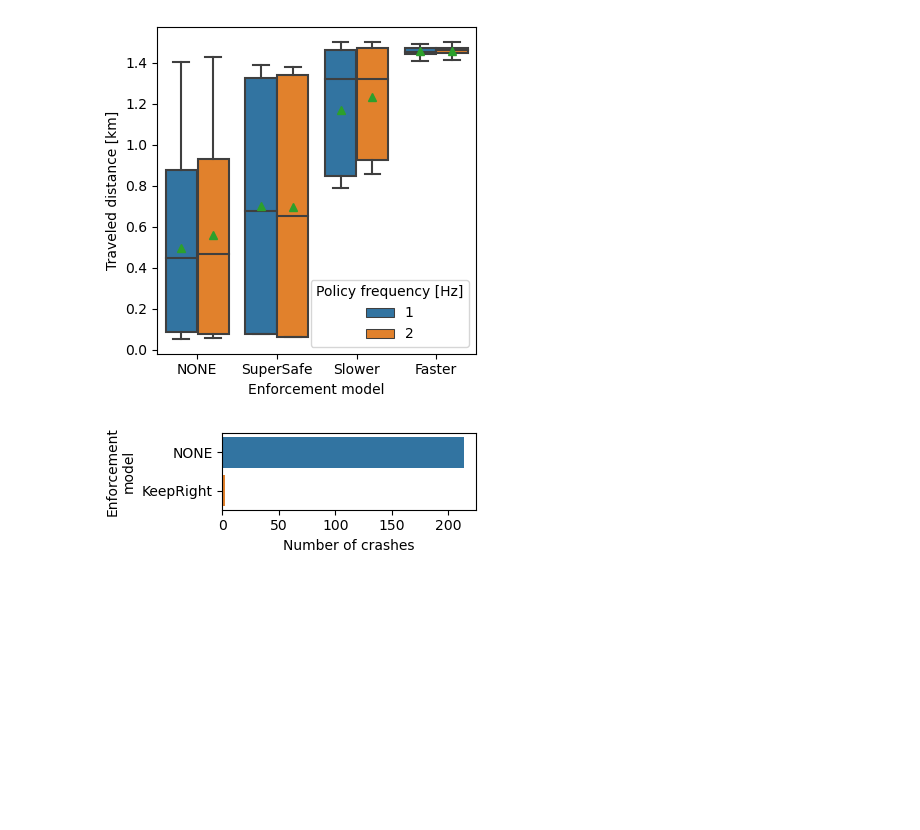
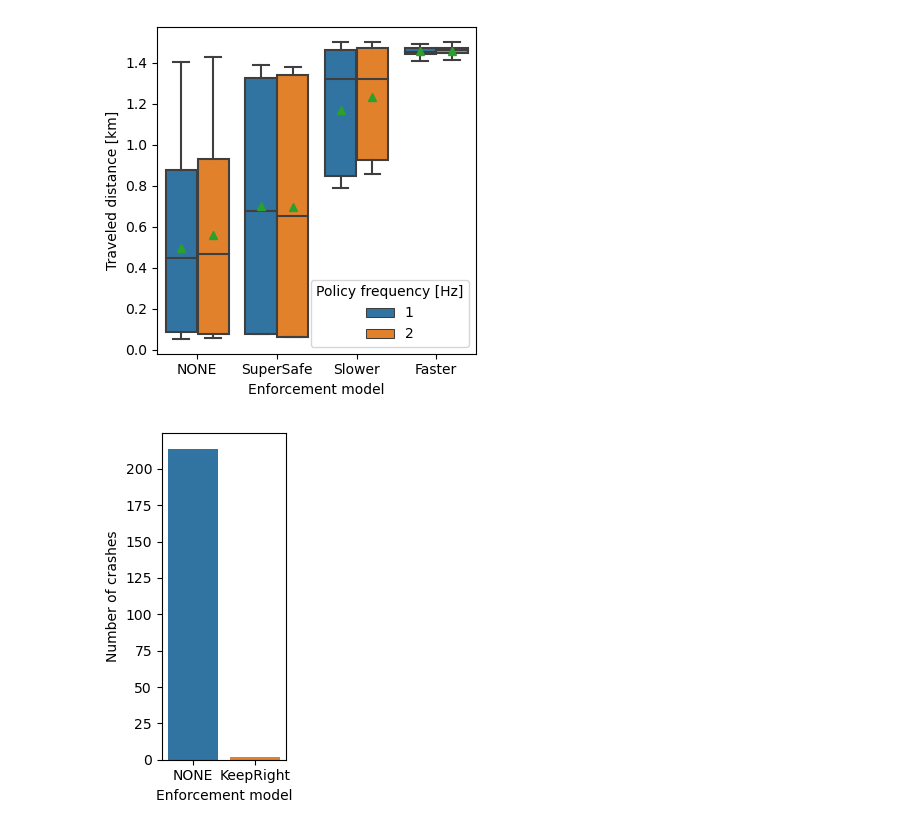
Before and after one commit to foselab/abz2025_casestudy_autonomous_driving, a Jupyter notebook: case_study/experiments/experiments.ipynb, the cells around one changed output. Cells and saved outputs as stored; diff of their text form; code cells hidden in the pictures; blank space fills up the shorter version.

```diff
--- a/case_study/experiments/experiments.ipynb
+++ b/case_study/experiments/experiments.ipynb
@@ -84,18 +84,19 @@ plt.show()
 # %%
 # Filter the DataFrame where 'crash [True/False]' is True
 crash_df = df_experiments[df_experiments['crash [True/False]'] == True]
 
 # Count occurrences of crashes for each runtime model
 crash_counts = crash_df['runtime_model'].value_counts()
 
 # Report on a histogram the number of crashes per runtime model. We count an execution as a crash if 'crash [True/False]' is True. Transpose the plot
-plt.figure(figsize=(4,1.5))
-sns.barplot(y=crash_counts.index, x=crash_counts.values)
-plt.xlabel('Number of crashes')
-plt.ylabel('Enforcement\nmodel')
+plt.figure(figsize=(2.1,4))
+sns.barplot(x=crash_counts.index, y=crash_counts.values)
+plt.ylabel('Number of crashes')
+plt.xticks(rotation=0)
+plt.xlabel('Enforcement model')
 plt.tight_layout()
 # Save the figure
 plt.savefig('figures/crashes.pdf')
 plt.show()
 # %% [output]
-[figure, old version]
+[figure, new version]
```
Also changed, not shown: 1 other file.
